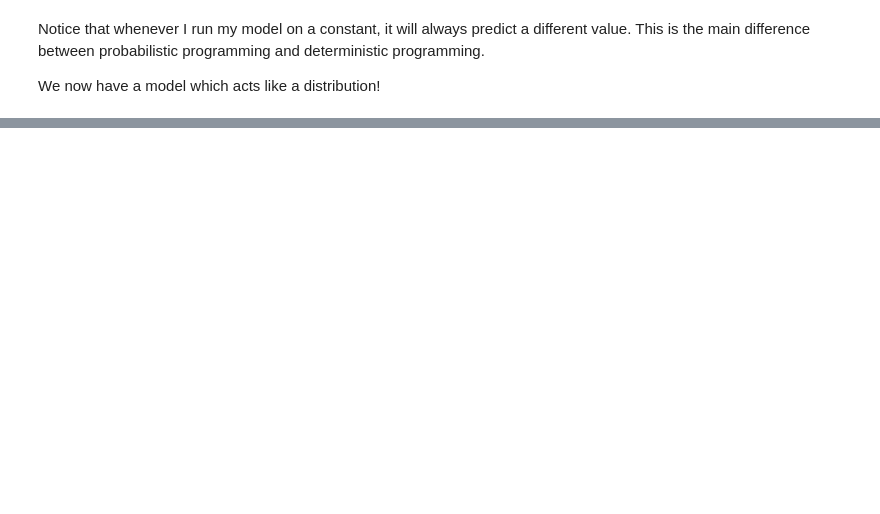
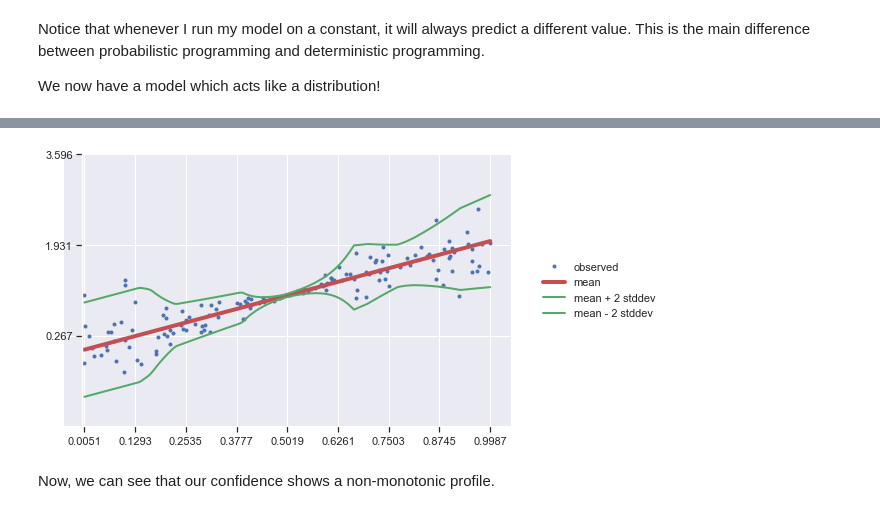
Before and after one commit to IavTavares/BayesStat-ProbProg-Python, a Jupyter notebook: Tensorflow-Probability/Simple Linear Regression.ipynb, the cells around one changed output, grey strips where cells are left out. Cells and saved outputs as stored; diff of their text form; code cells hidden in the pictures; blank space fills up the shorter version.

```diff
--- a/Tensorflow-Probability/Simple Linear Regression.ipynb
+++ b/Tensorflow-Probability/Simple Linear Regression.ipynb
@@ -108,0 +218,26 @@ plt.show()
+# %%
+inputs = tf.keras.layers.Input(shape=(1,))
+out1 = tf.keras.layers.Dense(1)(inputs)
+hidden1 = tf.keras.layers.Dense(30,activation="relu")(inputs)
+hidden1 = tf.keras.layers.Dense(20,activation="relu")(hidden1)
+hidden2 = tf.keras.layers.Dense(20,activation="relu")(hidden1)
+out2 = tf.keras.layers.Dense(1)(hidden2)
+params = tf.keras.layers.Concatenate()([out1,out2])
+dist = tfp.layers.DistributionLambda(
+    lambda t: tfd.Normal(loc=t[:,:1],scale=1e-5+tf.math.softplus(t[:, 1:])
+                        )
+    )(params)
+
+model_flex_sd = tf.keras.Model(inputs=inputs, outputs=dist)
+# %%
+model_flex_sd.compile(tf.optimizers.Adam(learning_rate=0.01), loss=negloglik)
+# %%
+model_flex_sd.fit(x_syn_ds2, y_syn_ds2, epochs=1000, verbose=False);
+# %%
+yhat_flex = model_flex_sd(x_tst_syn_ds2)
+# %%
+plot_save_fig(yhat_flex,x_tst_syn_ds2,x_syn_ds2, y_syn_ds2,"Fig3")
+# %% [output]
+[figure, added]
+# %% [markdown]
+Now, we can see that our confidence shows a non-monotonic profile.
```
Also changed, not shown: parts of 22 cells of this notebook.
